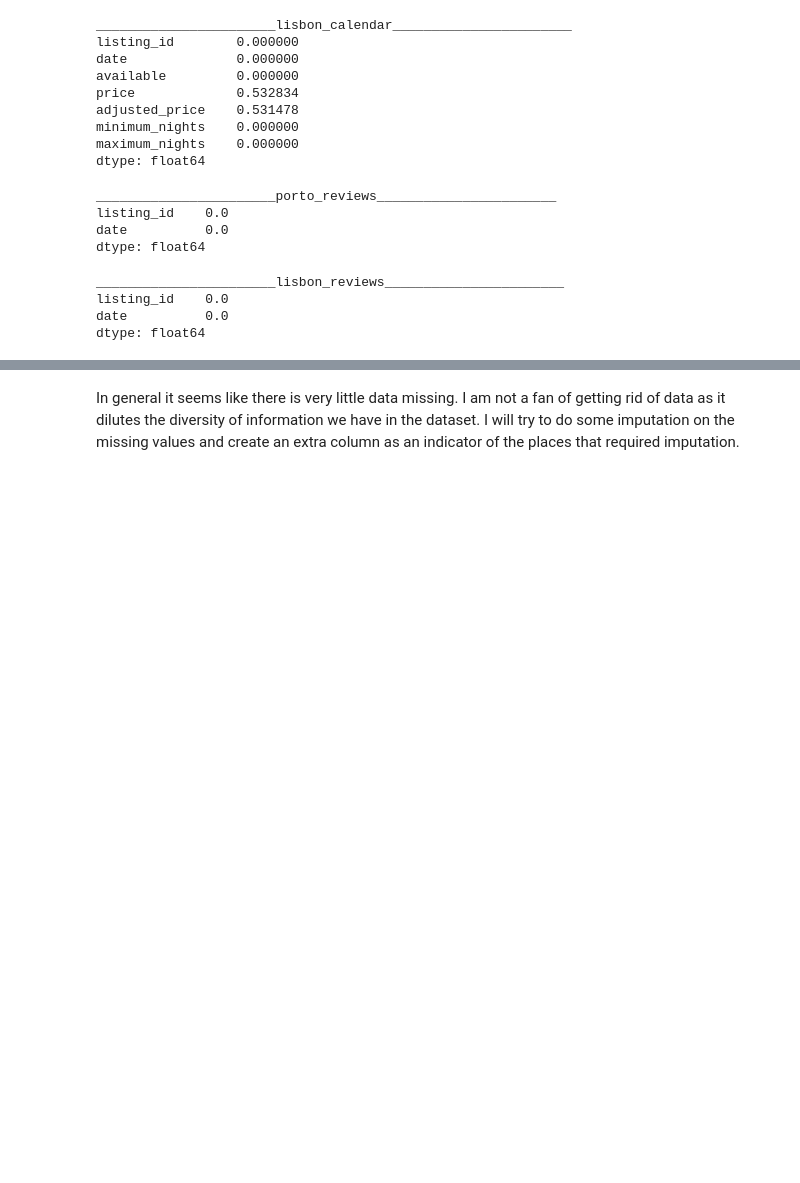
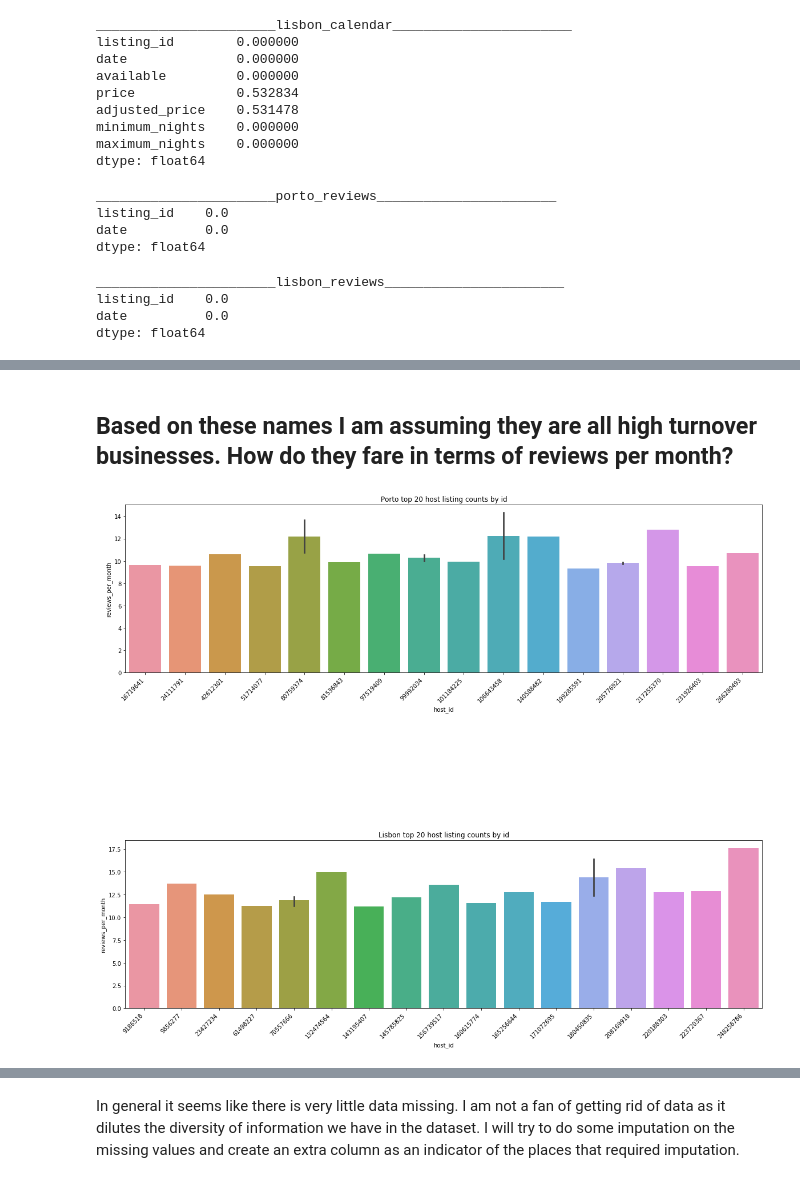
Before and after one commit to sousablde/Airbnb-A-tale-of-2-cities, a Jupyter notebook: Airbnb - a tale of 2 cities.ipynb, the cells around one changed output, grey strips where cells are left out. Drawn from its saved outputs; the diff is of its cells as text; code cells hidden in the pictures; blank space fills up the shorter version.

```diff
--- a/Airbnb - a tale of 2 cities.ipynb
+++ b/Airbnb - a tale of 2 cities.ipynb
@@ -369,0 +455,27 @@ dtype: float64
+# %% [markdown]
+## Based on these names I am assuming they are all high turnover businesses. How do they fare in terms of reviews per month?
+# %%
+#sorting based on reviews
+porto_listings.sort_values(by = 'reviews_per_month', ascending = False, axis = 0, inplace = True)
+lisbon_listings.sort_values(by = 'reviews_per_month', ascending = False, axis = 0, inplace = True)
+
+#and setting up a minimal df for the top listings
+porto_toprev = porto_listings.head(20)
+lisbon_toprev = lisbon_listings.head(20)
+# %%
+fig = plt.figure(figsize = (20,14))
+ax1 = fig.add_subplot(211)
+ax2 = fig.add_subplot(212)
+
+ax1 = sns.barplot(x = 'host_id', y = 'reviews_per_month', data = porto_toprev, ax = ax1)
+ax1.set_title('Porto top 20 host listing counts by id')
+ax1.set_xticklabels(ax1.get_xticklabels(), rotation = 45, horizontalalignment='right')
+
+
+ax2 = sns.barplot(x = 'host_id', y = 'reviews_per_month', data = lisbon_toprev, ax = ax2)
+ax2.set_title('Lisbon top 20 host listing counts by id')
+ax2.set_xticklabels(ax2.get_xticklabels(), rotation = 45, horizontalalignment='right')
+
+fig.subplots_adjust(top = 1, wspace = 1, hspace = 1)
+# %% [output]
+[figure, added]
```
Also changed, not shown: parts of 28 cells of this notebook.
